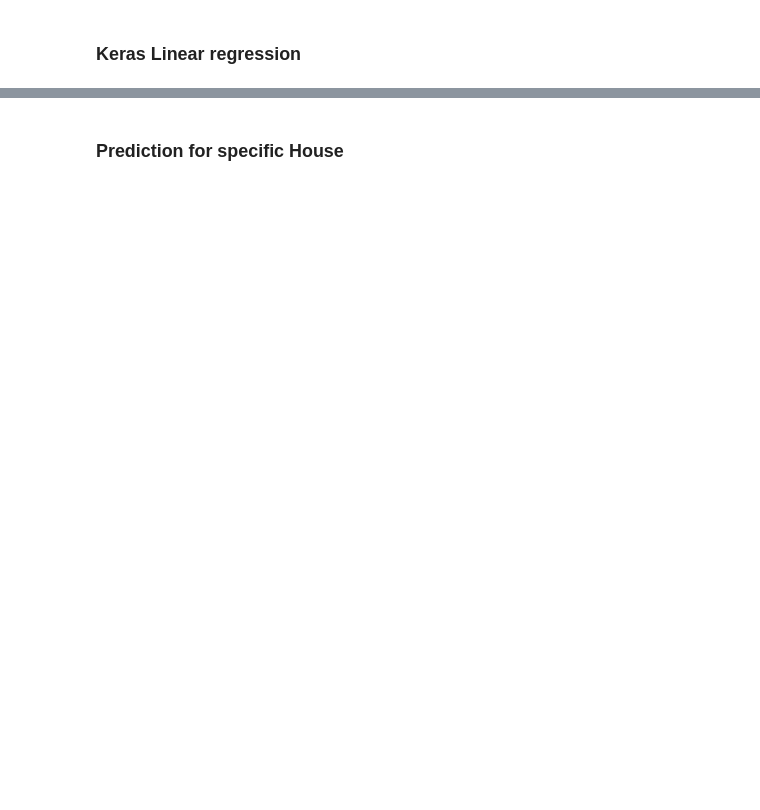
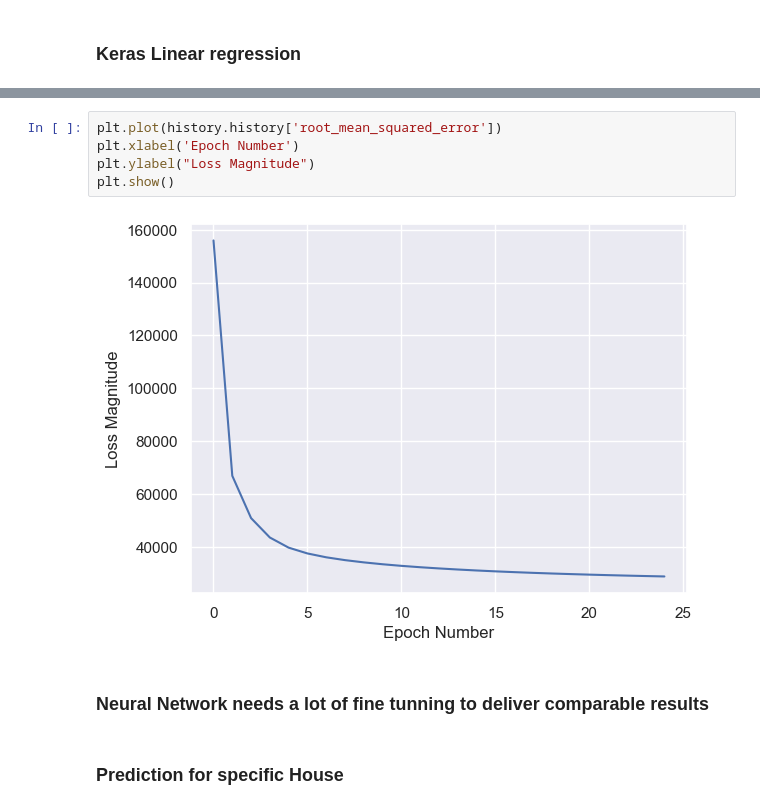
Before and after one commit to pavellikavec/House_Price, a Jupyter notebook: House_Price_Final_Work.ipynb, the cells around one changed output, grey strips where cells are left out. Saved outputs shown, nothing was run; the diff lists cells and outputs as text; blank space fills up the shorter version.

```diff
--- a/House_Price_Final_Work.ipynb
+++ b/House_Price_Final_Work.ipynb
@@ -1217,3 +1328,12 @@ ME: 35531.2890625 epochs: 1000 learning rate: 0.008
+# %%
+plt.plot(history.history['root_mean_squared_error'])
+plt.xlabel('Epoch Number')
+plt.ylabel("Loss Magnitude")
+plt.show()
+# %% [output]
+[figure, added]
+# %% [markdown]
+### Neural Network needs a lot of fine tunning to deliver comparable results
 # %% [markdown]
 ### Prediction for specific House
 # %%
```
Also changed, not shown: parts of 34 cells of this notebook, 1 other file.
